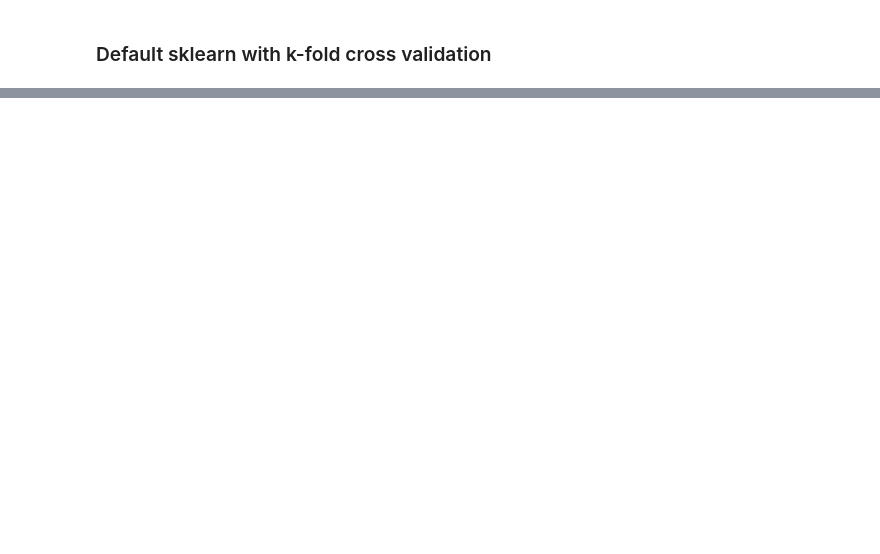
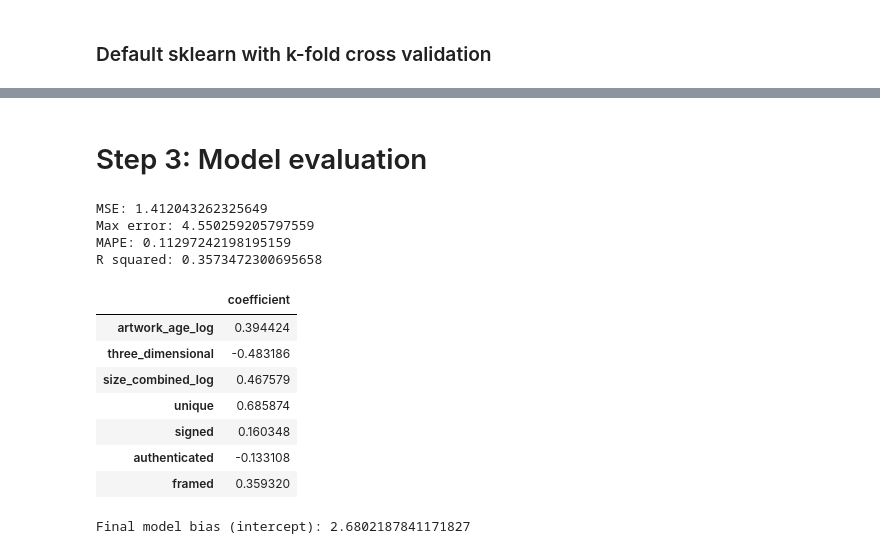
Before and after one commit to studioljw/ArtsyCollector, a Jupyter notebook: artsy_model.ipynb, the cells around one changed output, grey strips where cells are left out. Cells and saved outputs as stored; diff of their text form; code cells hidden in the pictures; blank space fills up the shorter version.

Commit message:
finished model evaluation

```diff
--- a/artsy_model.ipynb
+++ b/artsy_model.ipynb
@@ -463,0 +493,4 @@ Name: artwork_age, dtype: float64
+# %%
+artsy_listings['artwork_age_log'] = np.log(artsy_listings['artwork_age'] + 1)
+print(artsy_listings['artwork_age_log'].describe())
+px.histogram(artsy_listings, x="artwork_age_log", title="Distribution of artwork age (log)")
@@ -577,0 +662,4 @@ artsy_listings['size_combined'] = artsy_listings['size_cm'].apply(calculateSize)
+# %%
+artsy_listings['size_combined_log'] = np.log(artsy_listings['size_combined'] + 1)
+print(artsy_listings['size_combined_log'])
+px.histogram(artsy_listings, x="size_combined_log", title="Distribution of sizes (log)")
@@ -994,10 +1057,11 @@ price_GBP
 4. area (FLOAT, 2 decimal points)
 5. volume (FLOAT, 2 decimal points)
 # %%
-artsy_listings_cleaned = artsy_listings[['artwork_age', 'three_dimensional', 'size_combined', 'unique', 'signed', 'authenticated', 'framed', 'price_GBP']]
+artsy_listings_cleaned = artsy_listings[['artwork_age_log', 'three_dimensional', 'size_combined_log', 'unique', 'signed', 'authenticated', 'framed', 'price_GBP_log']]
 
 # check data types
-artsy_listings_cleaned.info()
+print(artsy_listings_cleaned.info())
+print(artsy_listings_cleaned.describe())
 
 # check number of NaNs
 print(artsy_listings_cleaned.isna().sum())
@@ -1027,8 +1091,8 @@ dtype: int64
 from sklearn import datasets
 from sklearn.model_selection import train_test_split
 
-target = artsy_listings_cleaned['price_GBP']
-predictors = artsy_listings_cleaned.drop(columns=['price_GBP'])
+target = artsy_listings_cleaned['price_GBP_log']
+predictors = artsy_listings_cleaned.drop(columns=['price_GBP_log'])
 
 print(f"Number of samples in dataset: {len(predictors)}")
 
@@ -1179,0 +1251,38 @@ strong multicollinearity or other numerical problems.
+# %% [markdown]
+# Step 3: Model evaluation
+# %%
+# make predictions on the test set
+target_test_pred = simple_model.predict(predictors_test)
+
+from sklearn import metrics
+
+target_test_loss = metrics.mean_squared_error(target_test, target_test_pred)
+target_test_max_error = metrics.max_error(target_test, target_test_pred)
+target_test_MAPE = metrics.mean_absolute_percentage_error(target_test, target_test_pred)
+target_test_R2 = metrics.r2_score(target_test, target_test_pred, multioutput='variance_weighted')
+
+
+# final metrics
+print(f"MSE: {target_test_loss}")
+print(f"Max error: {target_test_max_error}")
+print(f"MAPE: {target_test_MAPE}")
+print(f"R squared: {target_test_R2}")
+
+# final model parameters
+predictor_coefficients = pd.DataFrame(simple_model.coef_, columns=['coefficient'], index=list(predictors.columns))
+display(predictor_coefficients)
+print(f"Final model bias (intercept): {simple_model.intercept_}")
+# %% [output]
+MSE: 1.412043262325649
+Max error: 4.550259205797559
+MAPE: 0.11297242198195159
+R squared: 0.3573472300695658
+|  | coefficient |
+| artwork_age_log | 0.394424 |
+| three_dimensional | -0.483186 |
+| size_combined_log | 0.467579 |
+| unique | 0.685874 |
+| signed | 0.160348 |
+| authenticated | -0.133108 |
+| framed | 0.359320 |
+Final model bias (intercept): 2.6802187841171827
```
Also changed, not shown: parts of 53 cells of this notebook.
